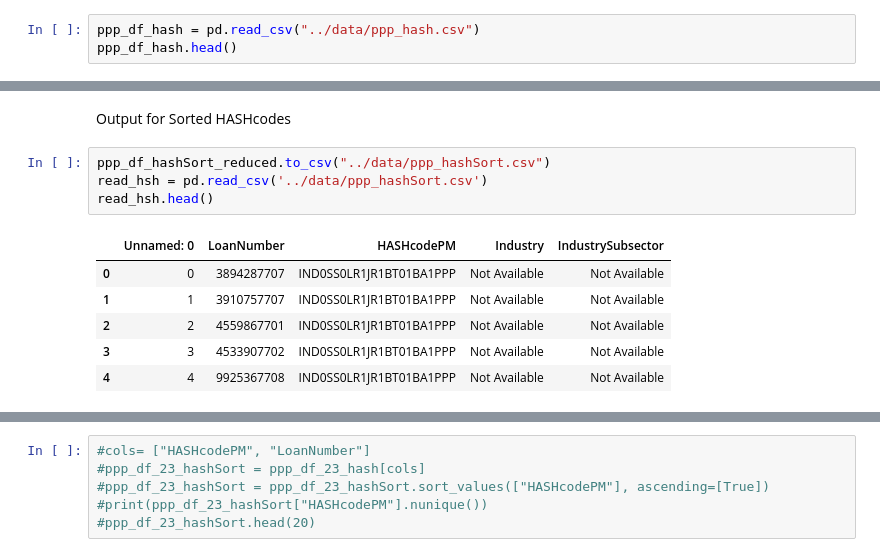
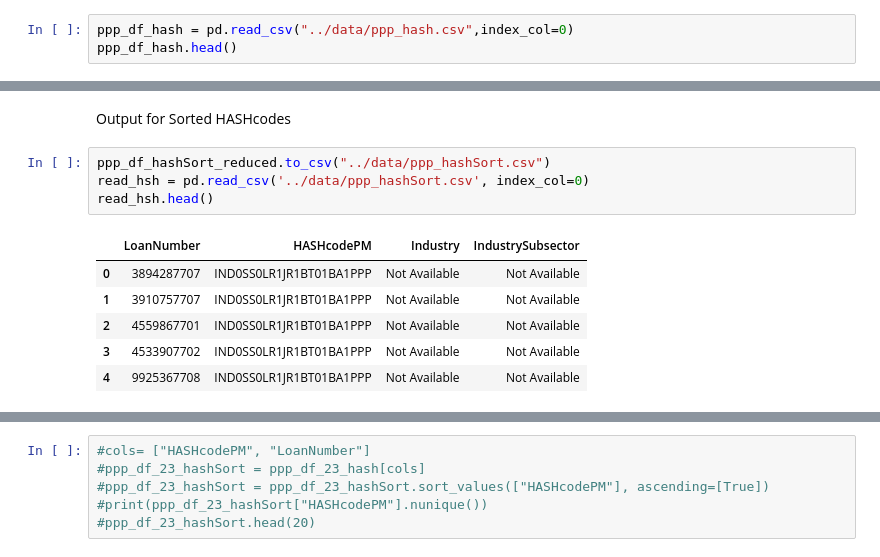
Before and after one commit to cspence001/mapdata_finalization_notebooks, a Jupyter notebook: main_HASHING.ipynb, the cells around one changed output, grey strips where cells are left out. Cells and saved outputs as stored; diff of their text form.

```diff
--- a/main_HASHING.ipynb
+++ b/main_HASHING.ipynb
@@ -495,4 +497,4 @@ Name: BTcode, dtype: int64
 # %%
-ppp_df_hash = pd.read_csv("../data/ppp_hash.csv")
+ppp_df_hash = pd.read_csv("../data/ppp_hash.csv",index_col=0)
 ppp_df_hash.head()
 # %% [output]
@@ -580,15 +587,15 @@ ppp_df_hashSort_reduced
 Output for Sorted HASHcodes
 # %%
 ppp_df_hashSort_reduced.to_csv("../data/ppp_hashSort.csv")
-read_hsh = pd.read_csv('../data/ppp_hashSort.csv')
+read_hsh = pd.read_csv('../data/ppp_hashSort.csv', index_col=0)
 read_hsh.head()
 # %% [output]
-|  | Unnamed: 0 | LoanNumber | HASHcodePM | Industry | IndustrySubsector |
-| 0 | 0 | 3894287707 | IND0SS0LR1JR1BT01BA1PPP | Not Available | Not Available |
-| 1 | 1 | 3910757707 | IND0SS0LR1JR1BT01BA1PPP | Not Available | Not Available |
-| 2 | 2 | 4559867701 | IND0SS0LR1JR1BT01BA1PPP | Not Available | Not Available |
-| 3 | 3 | 4533907702 | IND0SS0LR1JR1BT01BA1PPP | Not Available | Not Available |
-| 4 | 4 | 9925367708 | IND0SS0LR1JR1BT01BA1PPP | Not Available | Not Available |
+|  | LoanNumber | HASHcodePM | Industry | IndustrySubsector |
+| 0 | 3894287707 | IND0SS0LR1JR1BT01BA1PPP | Not Available | Not Available |
+| 1 | 3910757707 | IND0SS0LR1JR1BT01BA1PPP | Not Available | Not Available |
+| 2 | 4559867701 | IND0SS0LR1JR1BT01BA1PPP | Not Available | Not Available |
+| 3 | 4533907702 | IND0SS0LR1JR1BT01BA1PPP | Not Available | Not Available |
+| 4 | 9925367708 | IND0SS0LR1JR1BT01BA1PPP | Not Available | Not Available |
 # %%
 read_hsh.dtypes
 # %% [output]
```
Also changed, not shown: parts of 13 cells of this notebook, 6 other files.
